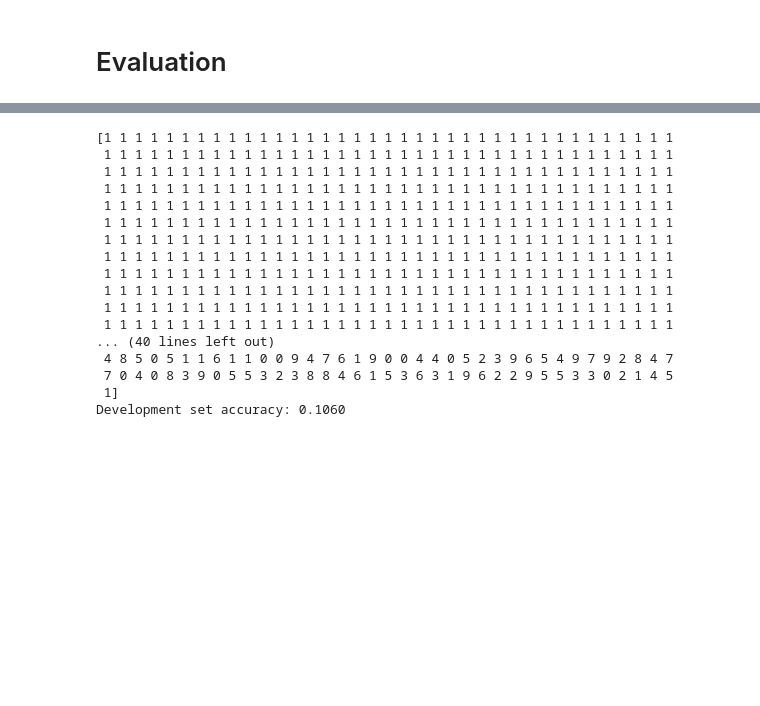
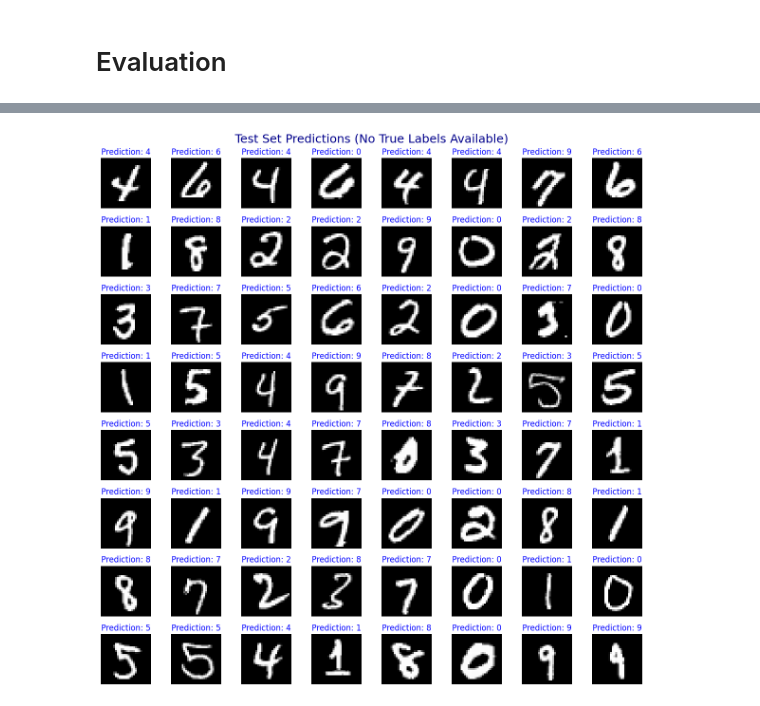
Before and after one commit to RSottie/Project-1--Handwritten-Digit-Classification, a Jupyter notebook: Neural_Network_From_Scratch.ipynb, the cells around one changed output, grey strips where cells are left out. Drawn from its saved outputs; the diff is of its cells as text; code cells hidden in the pictures; blank space fills up the shorter version.

```diff
--- a/Neural_Network_From_Scratch.ipynb
+++ b/Neural_Network_From_Scratch.ipynb
@@ -351,12 +324,14 @@ def gradient_descent(X, Y, iterations=100, alpha=0.1, hidden_size=10):
 # %% [markdown]
 # Model Training
 # %%
-# Train the model
+# === TRAIN THE MODEL ===
+print("Starting training...")
+
 model = gradient_descent(
     X_train,
     y_train,
-    iterations=epochs,
-    alpha=learning_rate,
-    hidden_size=10
+    iterations=500,
+    alpha=0.1,
+    hidden_size=128
 )
 # %% [output]
@@ -393,29 +362,0 @@ Training set accuracy: 0.1117
-# %%
-# Evaluate on Development (Validation) Set
-Y_dev_pred = predict(model, X_dev)
-dev_acc = accuracy_func(Y_dev_pred, y_dev)
-print(f"Development set accuracy: {dev_acc:.4f}")
-# %% [output]
-[1 1 1 1 1 1 1 1 1 1 1 1 1 1 1 1 1 1 1 1 1 1 1 1 1 1 1 1 1 1 1 1 1 1 1 1 1
- 1 1 1 1 1 1 1 1 1 1 1 1 1 1 1 1 1 1 1 1 1 1 1 1 1 1 1 1 1 1 1 1 1 1 1 1 1
- 1 1 1 1 1 1 1 1 1 1 1 1 1 1 1 1 1 1 1 1 1 1 1 1 1 1 1 1 1 1 1 1 1 1 1 1 1
- 1 1 1 1 1 1 1 1 1 1 1 1 1 1 1 1 1 1 1 1 1 1 1 1 1 1 1 1 1 1 1 1 1 1 1 1 1
- 1 1 1 1 1 1 1 1 1 1 1 1 1 1 1 1 1 1 1 1 1 1 1 1 1 1 1 1 1 1 1 1 1 1 1 1 1
- 1 1 1 1 1 1 1 1 1 1 1 1 1 1 1 1 1 1 1 1 1 1 1 1 1 1 1 1 1 1 1 1 1 1 1 1 1
- 1 1 1 1 1 1 1 1 1 1 1 1 1 1 1 1 1 1 1 1 1 1 1 1 1 1 1 1 1 1 1 1 1 1 1 1 1
- 1 1 1 1 1 1 1 1 1 1 1 1 1 1 1 1 1 1 1 1 1 1 1 1 1 1 1 1 1 1 1 1 1 1 1 1 1
- 1 1 1 1 1 1 1 1 1 1 1 1 1 1 1 1 1 1 1 1 1 1 1 1 1 1 1 1 1 1 1 1 1 1 1 1 1
- 1 1 1 1 1 1 1 1 1 1 1 1 1 1 1 1 1 1 1 1 1 1 1 1 1 1 1 1 1 1 1 1 1 1 1 1 1
- 1 1 1 1 1 1 1 1 1 1 1 1 1 1 1 1 1 1 1 1 1 1 1 1 1 1 1 1 1 1 1 1 1 1 1 1 1
- 1 1 1 1 1 1 1 1 1 1 1 1 1 1 1 1 1 1 1 1 1 1 1 1 1 1 1 1 1 1 1 1 1 1 1 1 1
-... (40 lines left out)
- 4 8 5 0 5 1 1 6 1 1 0 0 9 4 7 6 1 9 0 0 4 4 0 5 2 3 9 6 5 4 9 7 9 2 8 4 7
- 7 0 4 0 8 3 9 0 5 5 3 2 3 8 8 4 6 1 5 3 6 3 1 9 6 2 2 9 5 5 3 3 0 2 1 4 5
- 1]
-Development set accuracy: 0.1060
-# %%
-# Convert test dataframe to numpy array
-X_test = test.to_numpy()
-
-# Make predictions
-Y_test_pred = predict(model, X_test)
@@ -421,0 +365,31 @@ Y_test_pred = predict(model, X_test)
+# %%
+def show_test_set_predictions(model, X_test=X_test, rows=8, cols=8):
+    """
+    Displays an 8x8 grid of random digits from the TEST set
+    with only the model's predictions (no true labels available).
+    """
+    fig, axes = plt.subplots(rows, cols, figsize=(12, 12))
+    indices = np.random.choice(len(X_test), rows * cols, replace=False)
+
+    for i in range(rows):
+        for j in range(cols):
+            idx = indices[i * cols + j]
+            img = X_test[idx].reshape(28, 28)
+            single_ex = X_test[idx].reshape(1, -1)  # (1, 784)
+            pred = predict(model, single_ex)[0]
+
+            ax = axes[i, j]
+            ax.imshow(img, cmap='gray', interpolation='nearest')
+            ax.set_title(f'Prediction: {pred}', fontsize=12, color='blue')
+            ax.axis('off')
+
+    plt.suptitle('Test Set Predictions (No True Labels Available)', fontsize=18, color='darkblue')
+    plt.tight_layout()
+    plt.show()
+# %%
+np.random.seed(42)
+
+# === USE IT AFTER TRAINING ===
+show_test_set_predictions(model, rows=8, cols=8)
+# %% [output]
+[figure, added]
```
Also changed, not shown: parts of 23 cells of this notebook, 1 other file.
